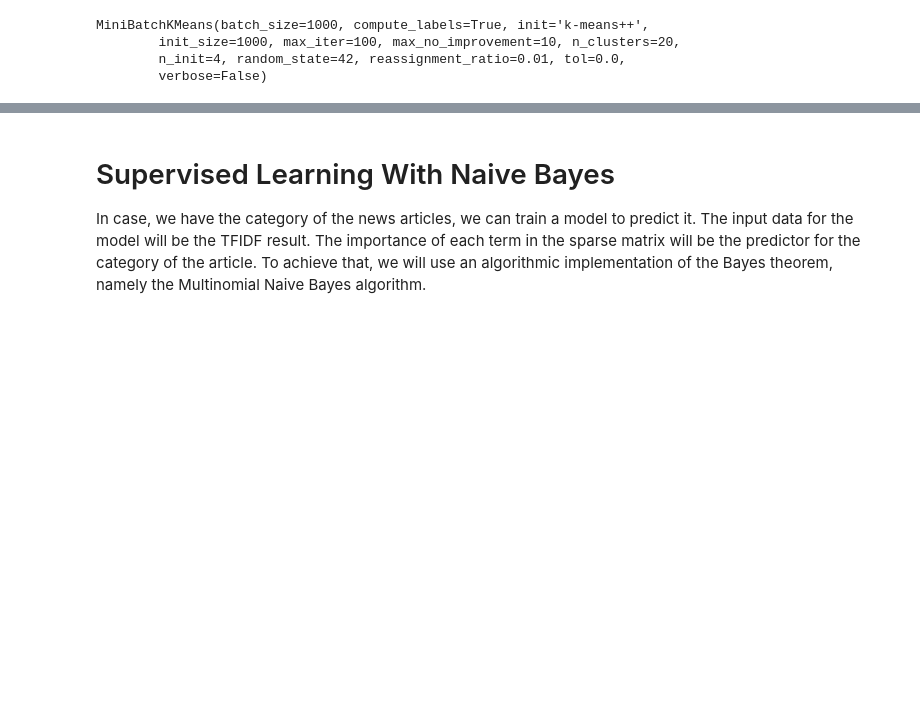
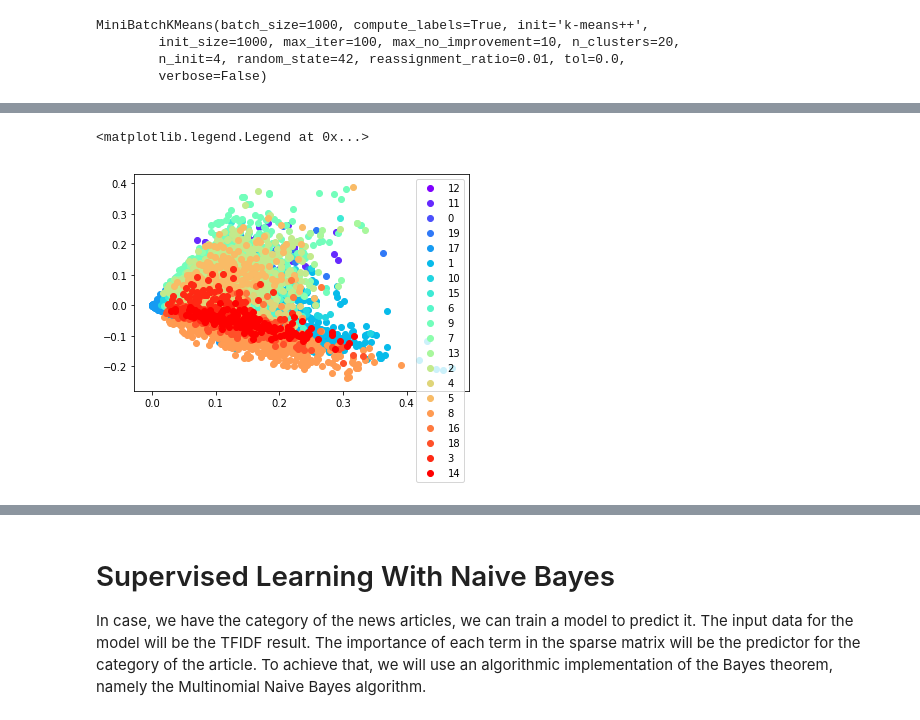
Before and after one commit to rossrco/experiments, a Jupyter notebook: basic_nlp/nlp_demo.ipynb, the cells around one changed output, grey strips where cells are left out. Saved outputs shown, nothing was run; the diff lists cells and outputs as text; code cells hidden in the pictures; blank space fills up the shorter version.

Commit message:
fix small errors add drafts for sctatter plots of clustered articles

```diff
--- a/basic_nlp/nlp_demo.ipynb
+++ b/basic_nlp/nlp_demo.ipynb
@@ -205,0 +202,25 @@ Silhouette Coefficient: 0.73%
+# %%
+normalizer = Normalizer()
+svd = TruncatedSVD(n_components=2)
+tfidf_2d = svd.fit_transform(tfidf)
+# tfidf_2d = normalizer.fit_transform(tfidf_2d)
+# %%
+tfidf_2d_df = pd.DataFrame(tfidf_2d)
+tfidf_2d_df.rename(columns={0: 'x', 1: 'y'}, inplace=True)
+tfidf_2d_df['cluster'] = clusterer.labels_
+# %%
+import matplotlib.cm as cm
+import numpy as np
+
+x = np.arange(10)
+ys = [i+x+(i*x)**2 for i in range(10)]
+
+colors = cm.rainbow(np.linspace(0, 1, len(tfidf_2d_df.cluster.unique())))
+
+for cluster, color in zip(tfidf_2d_df.cluster.unique(), colors):
+    to_plot = tfidf_2d_df[tfidf_2d_df.cluster == cluster]
+    plt.scatter(to_plot.x, to_plot.y, label=cluster, color=color)
+plt.legend()
+# %% [output]
+<matplotlib.legend.Legend at 0x...>
+[figure, added]
```
Also changed, not shown: parts of 14 cells of this notebook.
